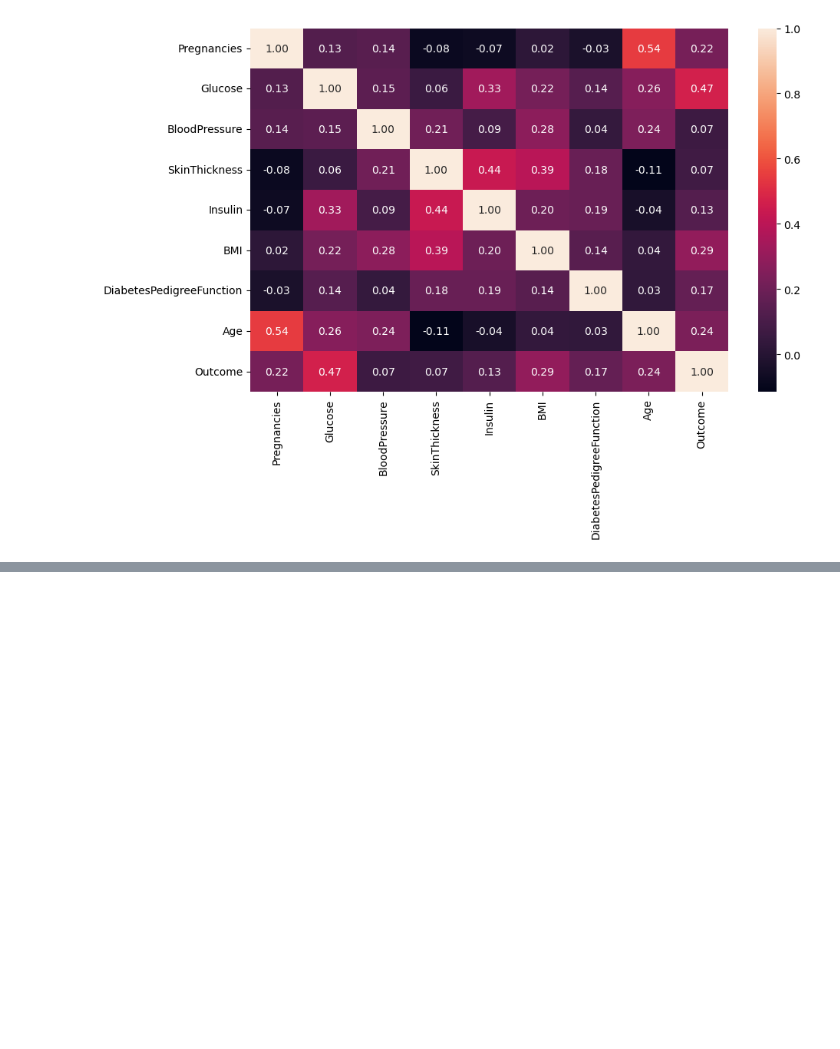
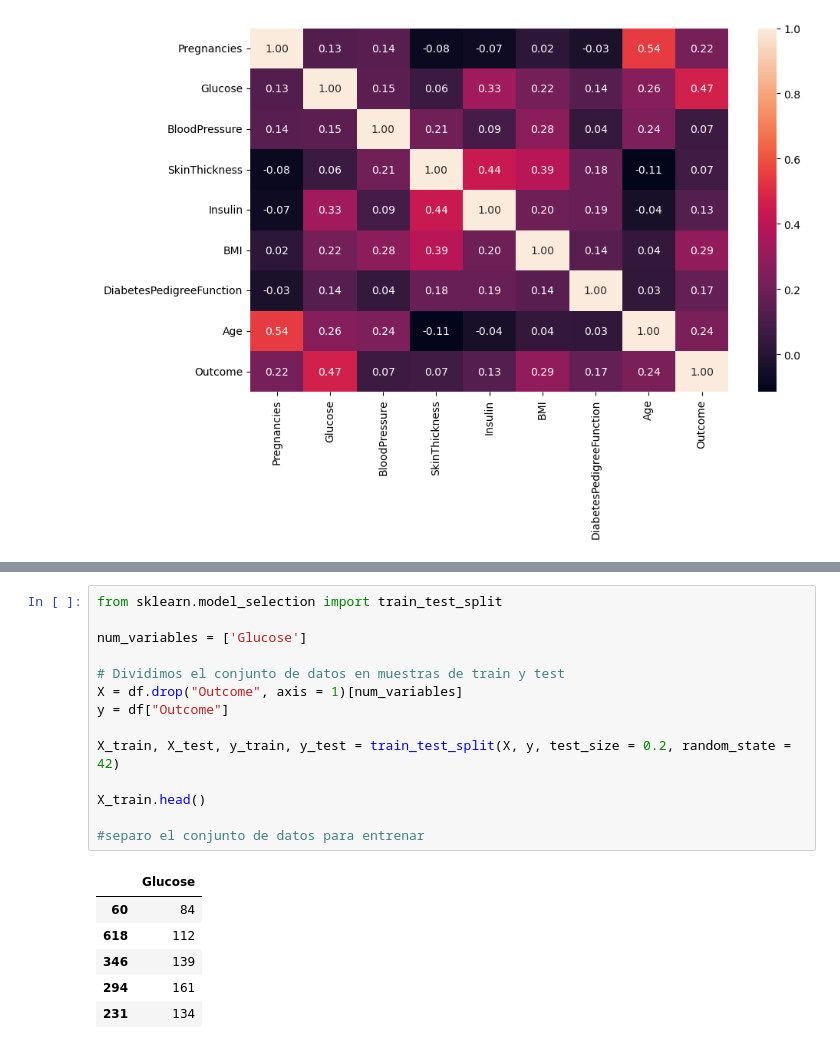
Before and after one commit to Valenfrc/Arboles-de-decision, a Jupyter notebook: src/explore.ipynb, the cells around one changed output, grey strips where cells are left out. Saved outputs shown, nothing was run; the diff lists cells and outputs as text; blank space fills up the shorter version.

```diff
--- a/src/explore.ipynb
+++ b/src/explore.ipynb
@@ -115,0 +203,21 @@ KeyError: 'outcomeGlucose'
+# %%
+from sklearn.model_selection import train_test_split
+
+num_variables = ['Glucose']
+
+# Dividimos el conjunto de datos en muestras de train y test
+X = df.drop("Outcome", axis = 1)[num_variables]
+y = df["Outcome"]
+
+X_train, X_test, y_train, y_test = train_test_split(X, y, test_size = 0.2, random_state = 42)
+
+X_train.head()
+
+#separo el conjunto de datos para entrenar
+# %% [output]
+|  | Glucose |
+| 60 | 84 |
+| 618 | 112 |
+| 346 | 139 |
+| 294 | 161 |
+| 231 | 134 |
```
Also changed, not shown: parts of 12 cells of this notebook.
